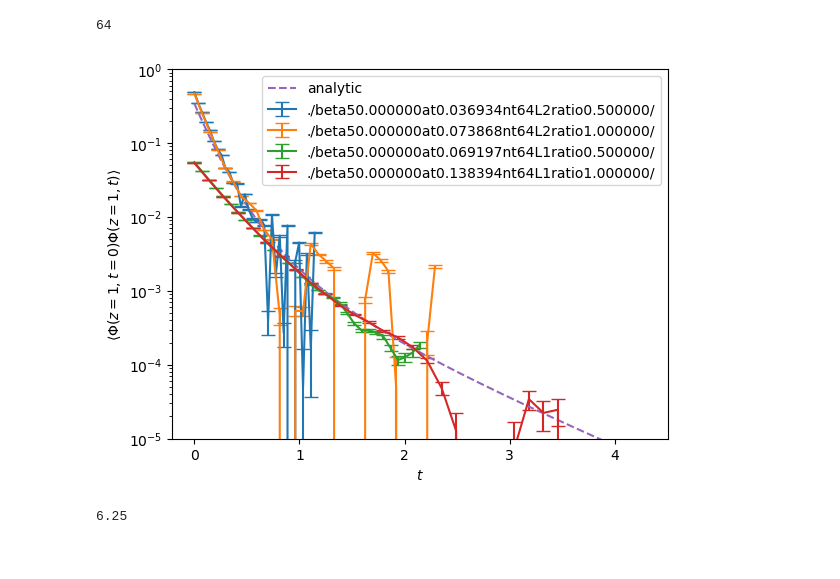
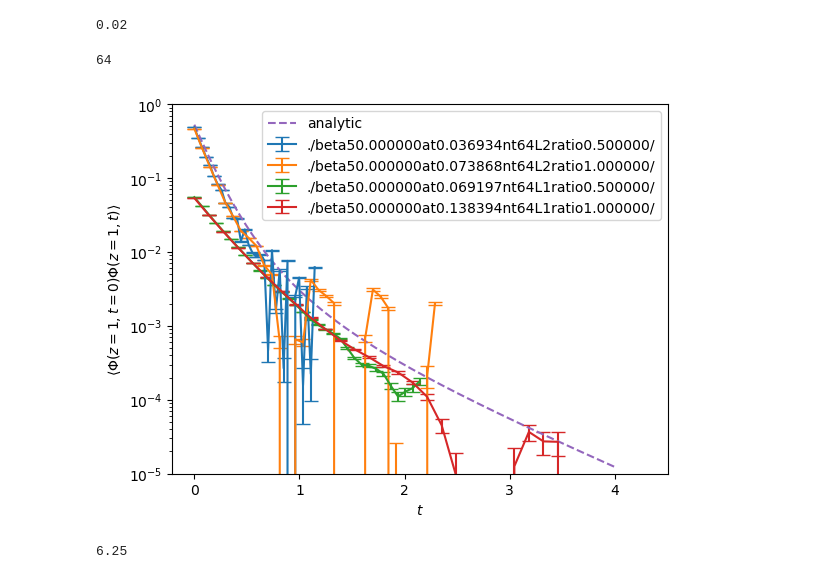
Before and after one commit to nobuyukimatsumoto68/qed3, a Jupyter notebook: src/both_3d/gauge_scaling2.ipynb, the cells around one changed output. Cells and saved outputs as stored; diff of their text form; code cells hidden in the pictures.

```diff
--- a/src/both_3d/gauge_scaling2.ipynb
+++ b/src/both_3d/gauge_scaling2.ipynb
@@ -163,6 +163,10 @@ def f(t, nmax):
     for n in range(1,nmax):
         res += np.sqrt( n*(n+1.0) ) * (2.0*n+1.0) * np.exp( -np.sqrt( n*(n+1.0) )*t )
     return res/(8.0*np.pi)
+# %%
+1.0/50
+# %% [output]
+0.02
 # %%
 Nt
 # %% [output]
@@ -170,34 +174,34 @@ Nt
 # %%
 plt.yscale("log")
 
 for res in res_list:
     Nt = res[1].shape[0]
 
     at = float(res[0].split("at")[1].split("nt")[0])
     xx=np.arange(int(Nt/2)) * at
     # xx=np.arange(Nt)
     yy=res[1][:int(Nt/2)]
     dy=res[2][:int(Nt/2)]
 
     plt.errorbar( xx, yy, dy, capsize=5, label=res[0] )
 
 # xx=np.arange(Nt)
 # yy= 0.07*np.exp( -np.sqrt(2.0) * xx / 8.0 )
 # plt.plot( xx, yy )
 
 xx=np.linspace(0, 4.0, 200)
 # yy= 0.02*np.exp( -np.sqrt(2.0) * xx * 2.4 )
-yy= 0.013*f(xx, 10)
+yy= 0.02*f(xx, 10)
 plt.plot( xx, yy, ls="dashed", label="analytic" )
 
 plt.legend()
 plt.ylim( 1.0e-5, 1.0e0 )
 plt.xlabel("$t$")
 plt.ylabel("$\\langle \\Phi(z=1,t=0) \\Phi(z=1,t) \\rangle$")
 
 plt.savefig("gaugecorr.pdf")
 # %% [output]
-[figure, old version]
+[figure, new version]
 # %%
 50.0/8.0
 # %% [output]
```
Also changed, not shown: parts of 1 cell of this notebook, 6 other files.
